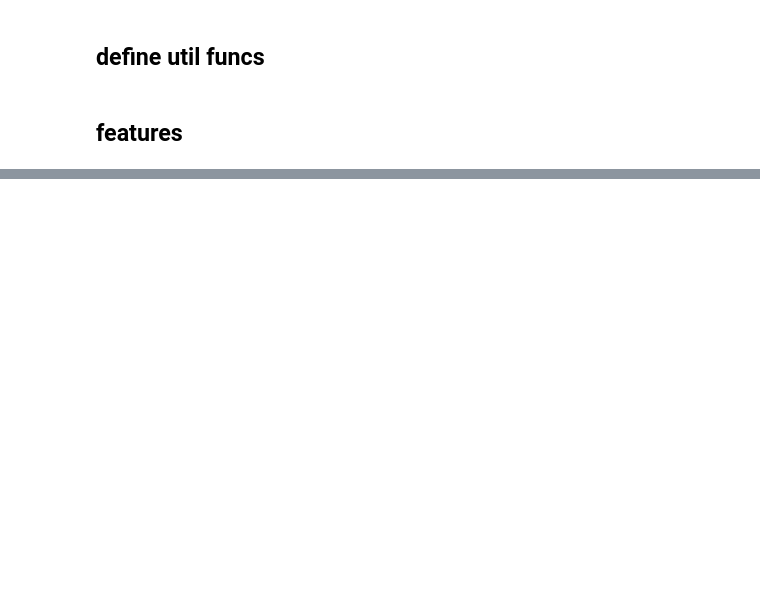
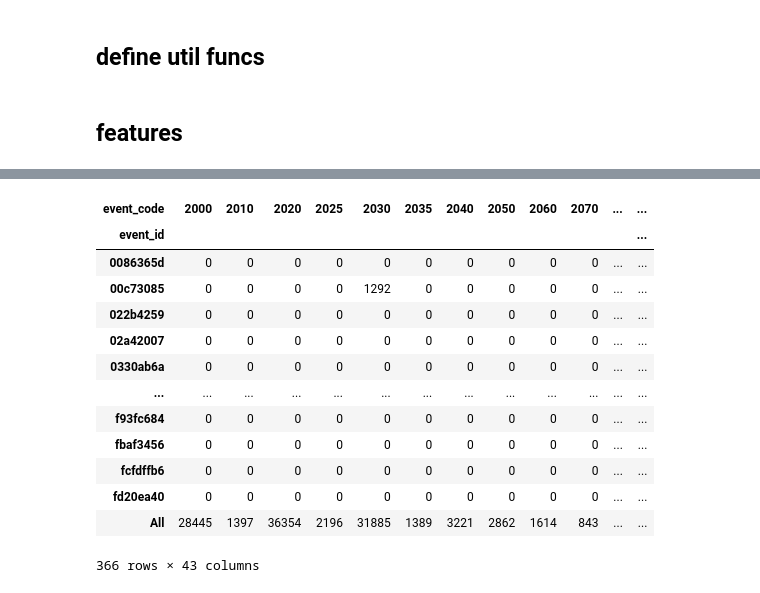
Before and after one commit to guchio3/kaggle-dsb-2019, a Jupyter notebook: notebooks/e000_eda.ipynb, the cells around one changed output, grey strips where cells are left out. Cells and saved outputs as stored; diff of their text form; code cells hidden in the pictures; blank space fills up the shorter version.

```diff
--- a/notebooks/e000_eda.ipynb
+++ b/notebooks/e000_eda.ipynb
@@ -82,0 +165,24 @@ class featureGenerator():
+# %%
+df = pd.crosstab(
+    # [tst_df.event_id, tst_df.event_code],
+    [tst_df.event_id, ],
+    [tst_df.event_code],
+    margins=True
+)
+display(df)
+df = df.reset_index()
+# %% [output]
+| event_code | 2000 | 2010 | 2020 | 2025 | 2030 | 2035 | 2040 | 2050 | 2060 | 2070 | ... | ... |
+| event_id |  |  |  |  |  |  |  |  |  |  |  | ... |
+| 0086365d | 0 | 0 | 0 | 0 | 0 | 0 | 0 | 0 | 0 | 0 | ... | ... |
+| 00c73085 | 0 | 0 | 0 | 0 | 1292 | 0 | 0 | 0 | 0 | 0 | ... | ... |
+| 022b4259 | 0 | 0 | 0 | 0 | 0 | 0 | 0 | 0 | 0 | 0 | ... | ... |
+| 02a42007 | 0 | 0 | 0 | 0 | 0 | 0 | 0 | 0 | 0 | 0 | ... | ... |
+| 0330ab6a | 0 | 0 | 0 | 0 | 0 | 0 | 0 | 0 | 0 | 0 | ... | ... |
+| ... | ... | ... | ... | ... | ... | ... | ... | ... | ... | ... | ... | ... |
+| f93fc684 | 0 | 0 | 0 | 0 | 0 | 0 | 0 | 0 | 0 | 0 | ... | ... |
+| fbaf3456 | 0 | 0 | 0 | 0 | 0 | 0 | 0 | 0 | 0 | 0 | ... | ... |
+| fcfdffb6 | 0 | 0 | 0 | 0 | 0 | 0 | 0 | 0 | 0 | 0 | ... | ... |
+| fd20ea40 | 0 | 0 | 0 | 0 | 0 | 0 | 0 | 0 | 0 | 0 | ... | ... |
+| All | 28445 | 1397 | 36354 | 2196 | 31885 | 1389 | 3221 | 2862 | 1614 | 843 | ... | ... |
+366 rows × 43 columns
```
Also changed, not shown: parts of 14 cells of this notebook, 6 other files.
